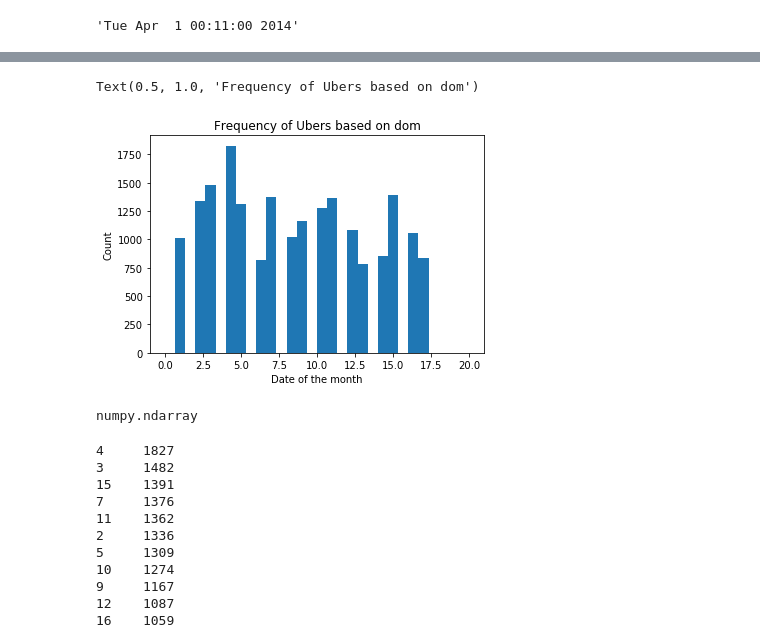
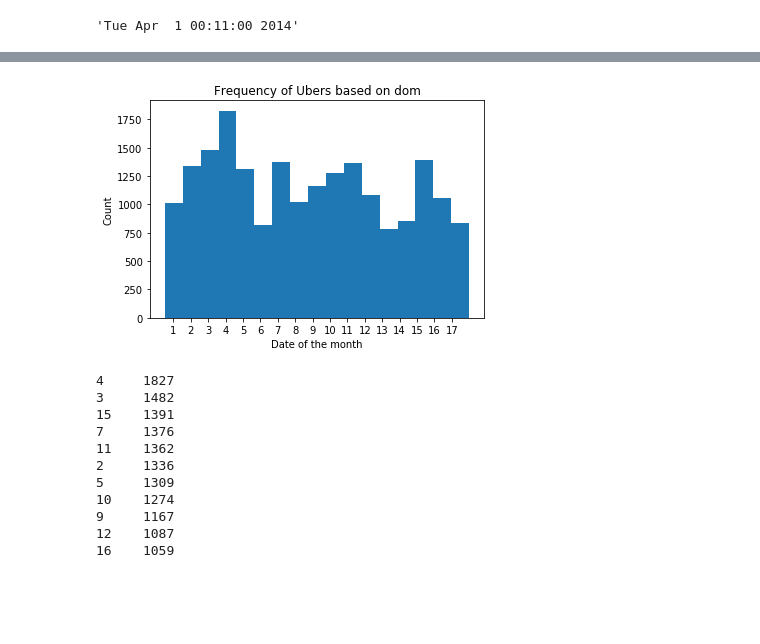
Before and after one commit to TheLony97/DataScience, a Jupyter notebook: Exercise Pandas Uber modified.ipynb, the cells around one changed output, grey strips where cells are left out. Cells and saved outputs as stored; diff of their text form; code cells hidden in the pictures; blank space fills up the shorter version.

Commit message:
Added some Visualization, nothing special

```diff
--- a/Exercise Pandas Uber modified.ipynb
+++ b/Exercise Pandas Uber modified.ipynb
@@ -98,15 +99,11 @@ from matplotlib import pyplot as plt
 # %%
-plt.hist(data.dom, bins=30, rwidth=1, range=(0,20))
+plt.hist(data.dom, bins=(len(data["dom"].unique())), range=(0.5,18))
 plt.xlabel("Date of the month")
 plt.ylabel("Count")
 plt.title("Frequency of Ubers based on dom")
+plt.xticks(range(1,18),range(1,18));
 # %% [output]
-Text(0.5, 1.0, 'Frequency of Ubers based on dom')
-[figure, old version]
+[figure, new version]
-# %%
-type(data.dom.unique())
-# %% [output]
-numpy.ndarray
 # %%
 data.dom.value_counts()
 # %% [output]
```
Also changed, not shown: parts of 16 cells of this notebook, 1 other file.
